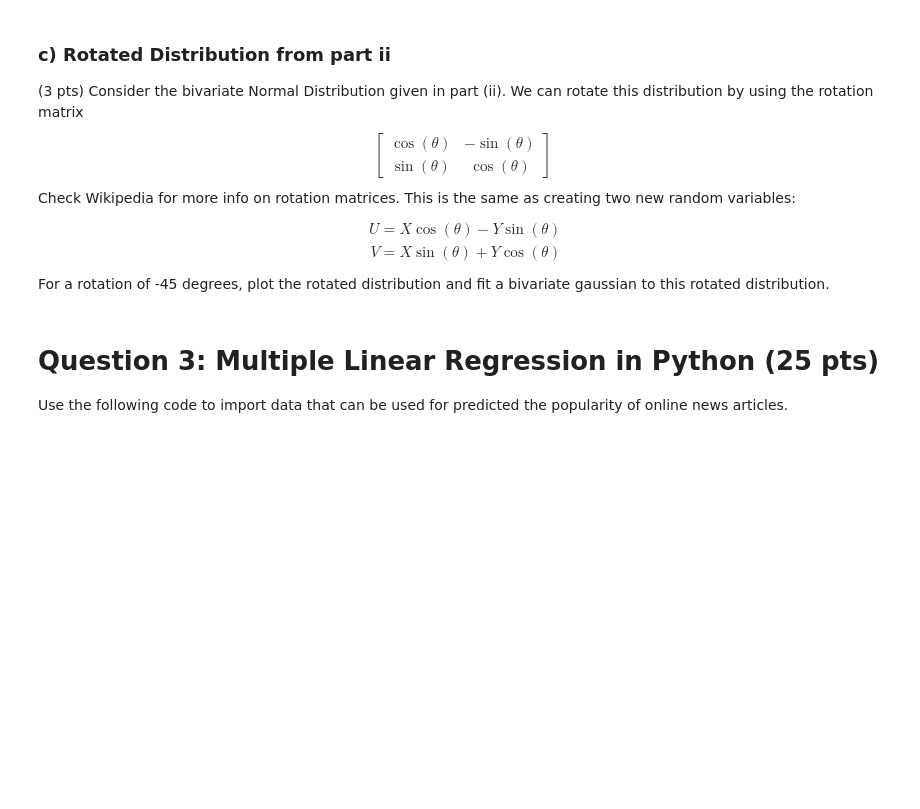
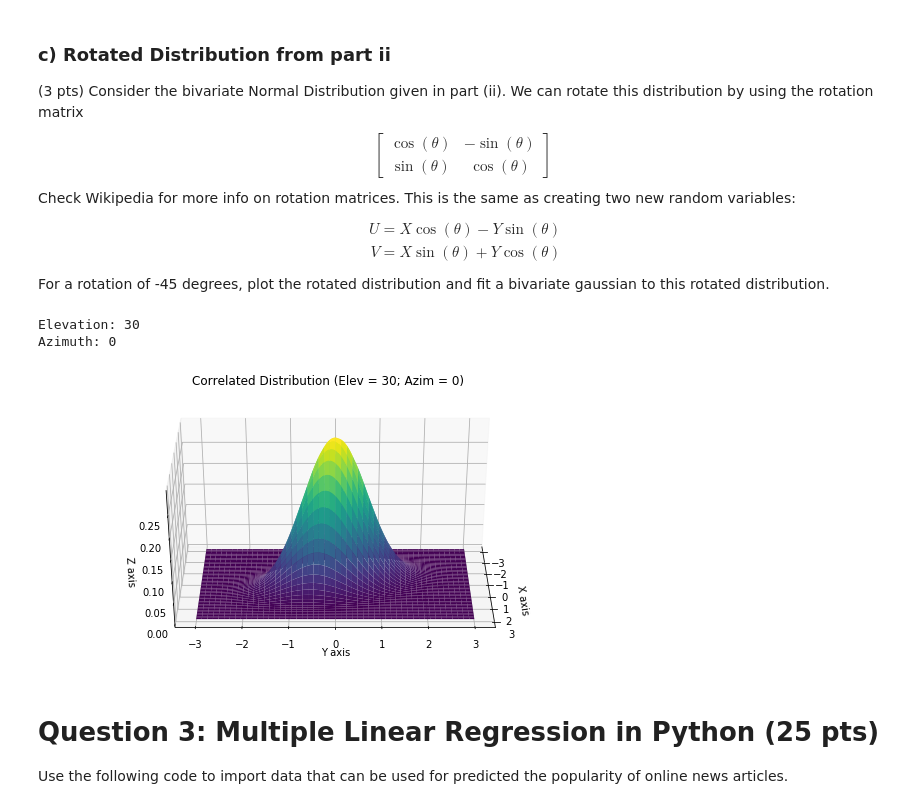
Before and after one commit to jsigee87/data_science_principles, a Jupyter notebook: hw1/HW1.ipynb, the cells around one changed output. Cells and saved outputs as stored; diff of their text form; code cells hidden in the pictures; blank space fills up the shorter version.

```diff
--- a/hw1/HW1.ipynb
+++ b/hw1/HW1.ipynb
@@ -194,3 +190,27 @@ theta = -45*np.pi/180
+# %%
+theta = (-45*np.pi)/180
+
+rot = [[np.cos(theta), -np.sin(theta)],[np.sin(theta),np.cos(theta)]]
+cov = np.transpose(rot) * mn_2.cov * rot
+mn_3 = multivariate_normal([0,0], cov)
+
+fig = plt.figure(figsize=(10,5))
+ax = fig.gca(projection='3d')
+ax.plot_surface(X, Y, mn_3.pdf(pos),cmap='viridis',linewidth=0)
+ax.set_xlabel('X axis')
+ax.set_ylabel('Y axis')
+ax.set_zlabel('Z axis')
+ax.elev = 30
+ax.azim = 0
+print("Elevation: " + str(ax.elev))
+print("Azimuth: " + str(ax.azim))
+ax.auto_scale_xyz([-3, 3], [-3, 3], [0, .3])
+plt.title("Correlated Distribution (Elev = 30; Azim = 0)",y=1.08)
+plt.show()
+# %% [output]
+Elevation: 30
+Azimuth: 0
+[figure, added]
 # %% [markdown]
 # Question 3: Multiple Linear Regression in Python (25 pts)
 
```
Also changed, not shown: parts of 3 cells of this notebook.
